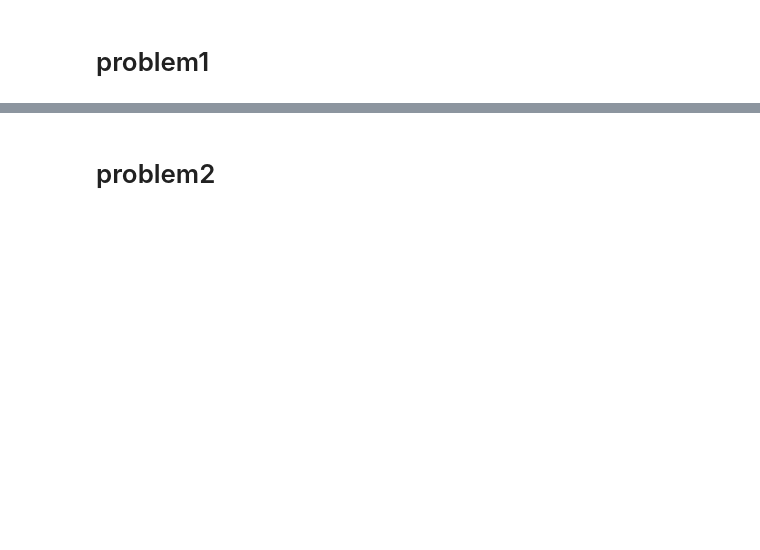
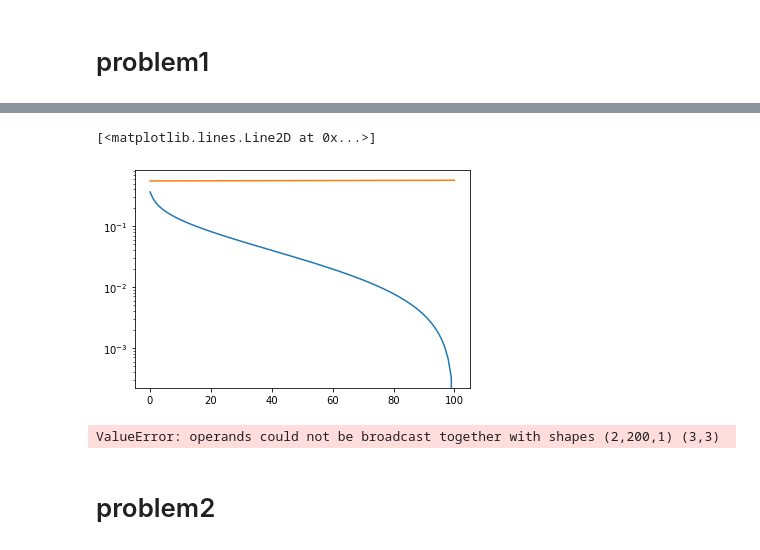
Before and after one commit to RRFHOUDEN/ML-midreport, a Jupyter notebook: report.ipynb, the cells around one changed output, grey strips where cells are left out. Drawn from its saved outputs; the diff is of its cells as text; code cells hidden in the pictures; blank space fills up the shorter version.

```diff
--- a/report.ipynb
+++ b/report.ipynb
@@ -117,4 +134,38 @@ print(xx[0].T.shape)
 (4,)
+# %%
+Jwwhat_grad = J(xx, y, wwhat_grad, lam)
+Jwwhat_newton = J(xx, y, wwhat_grad, lam)
+
+history_grad = np.zeros([num_update, 1])
+history_newton = np.zeros([num_update, 1])
+
+# print(history_newton)
+for i in range(num_update):
+    history_grad[i] = abs(J(xx, y, wws_grad[i], lam) - Jwwhat_grad)
+    history_newton[i] = abs(J(xx, y, wws_newton[i], lam) - Jwwhat_newton)
+
+num = np.linspace(0, num_update, num_update)
+import matplotlib.pyplot as plt
+plt.yscale('log')
+plt.plot(num, history_grad, label="test")
+plt.plot(num, history_newton, label="test")
+# %% [output]
+[<matplotlib.lines.Line2D at 0x...>]
+[figure, added]
+# %%
+#dataset V
+import numpy as np
+n = 200
+x = 3 * (np.random.rand(n, 4) - 0.5)
+W = np.array([[2, -1, 0.5],
+             [-3, 2, 1],
+             [1, 2, 3]])
+
+print([x[:, 0:1], np.ones([n, 1])] * W.T)
+# print(max([x[:, 0:1], np.ones([n, 1])] * W.T + 0.5 * np.random.rand(n, 3)))
+# [maxlogit, y] = max([x(:, 1:2), np.ones([n, 1])] * W + 0.5 * np.random.rand(n, 3))
+# %% [output]
+ValueError: operands could not be broadcast together with shapes (2,200,1) (3,3)
 # %% [markdown]
 # problem2
 # %%
```
Also changed, not shown: parts of 7 cells of this notebook.
